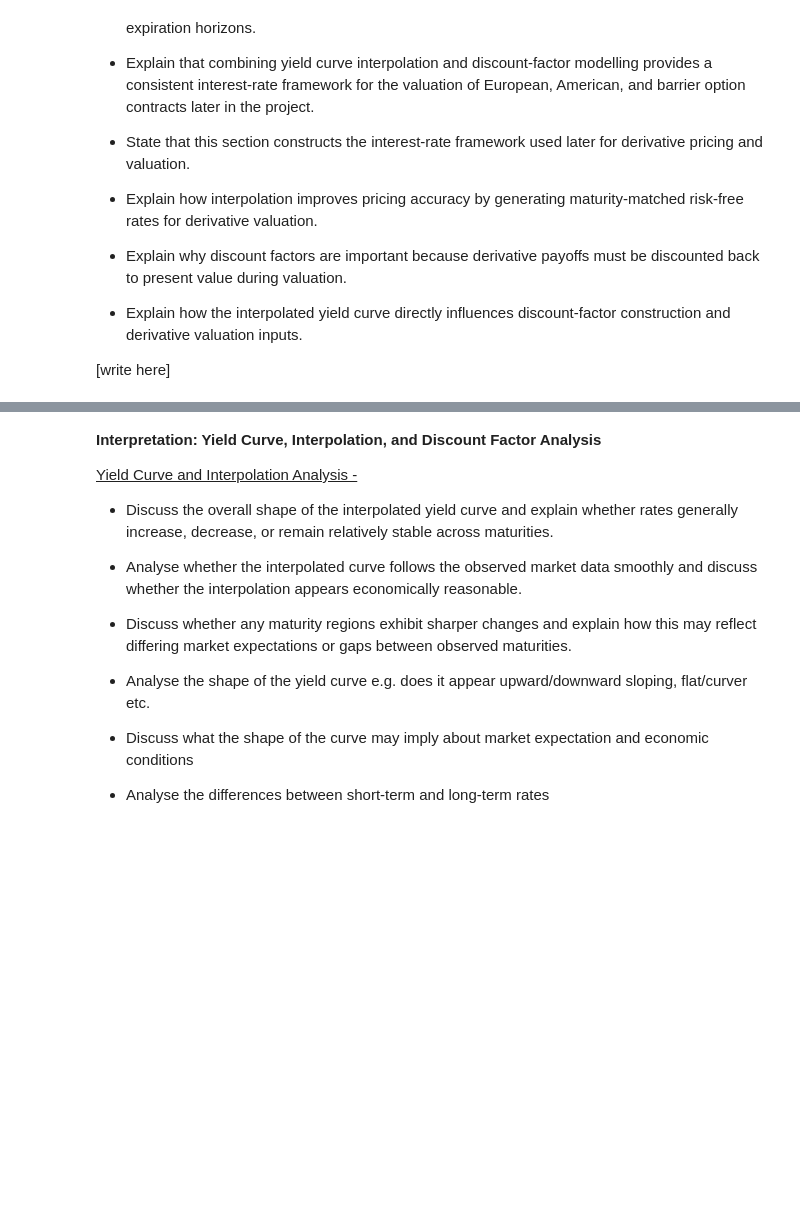
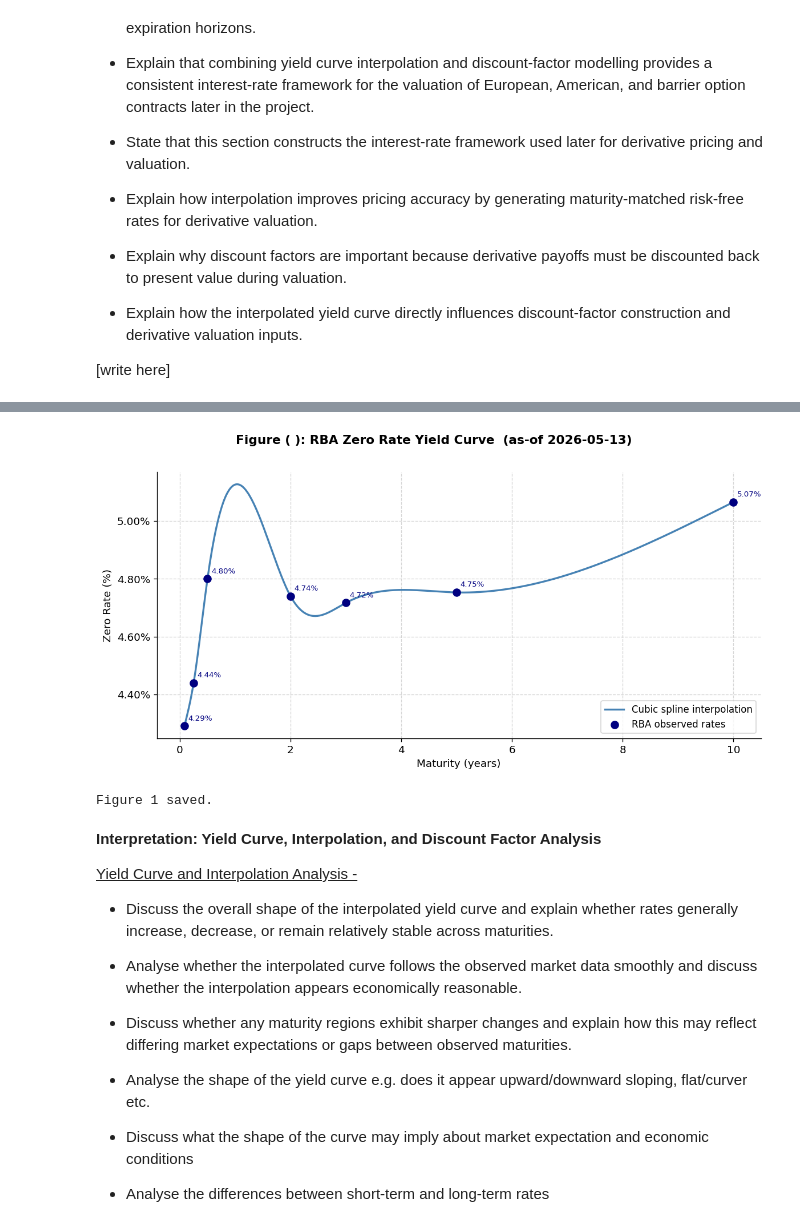
Before and after one commit to Gene2007/FINM3422-Project-3-Derivative-Platform, a Jupyter notebook: notebooks/market_data_and_yield_curve.ipynb, the cells around one changed output, grey strips where cells are left out. Cells and saved outputs as stored; diff of their text form; code cells hidden in the pictures; blank space fills up the shorter version.

```diff
--- a/notebooks/market_data_and_yield_curve.ipynb
+++ b/notebooks/market_data_and_yield_curve.ipynb
@@ -443,3 +609,37 @@ plt.show()
+# %%
+# ── Plotting yield curve graph ────────────────────────────────────────────────────
+# --- Figure 1: RBA Zero Rate Yield Curve ---
+fig, ax = plt.subplots(figsize=(10, 5))
+
+# ── Generate smooth interpolated curve data ───────────────────────────────────
+t_dense = np.linspace(yc.maturities[0], yc.maturities[-1], 500)
+r_dense = yc.get_zero_rate(t_dense) * 100
+
+ax.plot(t_dense, r_dense,
+        color="steelblue", linewidth=2, label="Cubic spline interpolation")
+
+ax.scatter(yc.maturities, yc.yields * 100,
+           color="navy", zorder=5, s=60, label="RBA observed rates")
+
+for t, r in zip(yc.maturities, yc.yields * 100):
+    ax.annotate(f"{r:.2f}%", xy=(t, r), xytext=(4, 6),
+                textcoords="offset points", fontsize=8, color="navy")
+
+ax.set_xlabel("Maturity (years)", fontsize=11)
+ax.set_ylabel("Zero Rate (%)", fontsize=11)
+ax.yaxis.set_major_formatter(mticker.FormatStrFormatter("%.2f%%"))
+ax.legend(fontsize=10)
+ax.grid(True, linestyle="--", alpha=0.5)
+
+fig.suptitle(f"Figure ( ): RBA Zero Rate Yield Curve  (as-of {yc.as_of_date})",
+             fontsize=13, fontweight="bold", y=1.01)
+plt.tight_layout()
+plt.savefig(FIG_DIR / "fig1_yield_curve.png", bbox_inches="tight", dpi=150)
+plt.show()
+print("Figure 1 saved.")
+# %% [output]
+[figure, added]
+Figure 1 saved.
 # %% [markdown]
 **Interpretation: Yield Curve, Interpolation, and Discount Factor Analysis**
 
```
Also changed, not shown: parts of 6 cells of this notebook, 4 other files.
